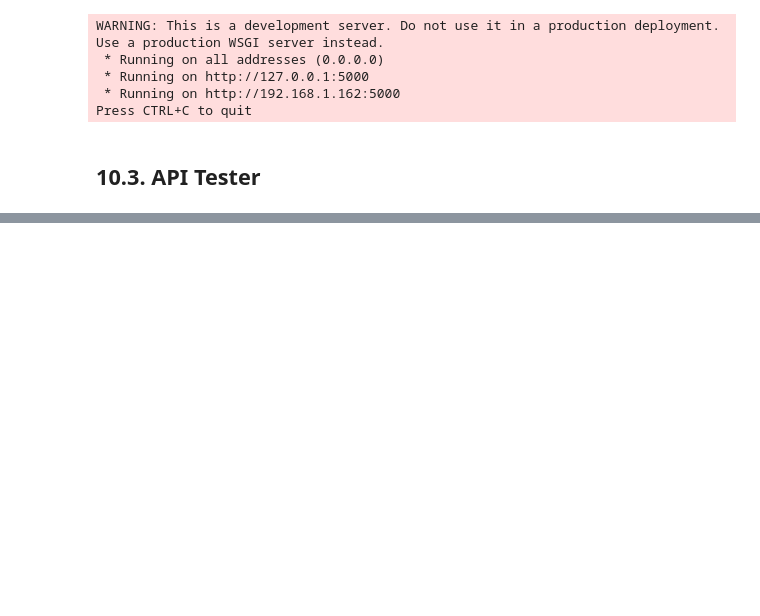
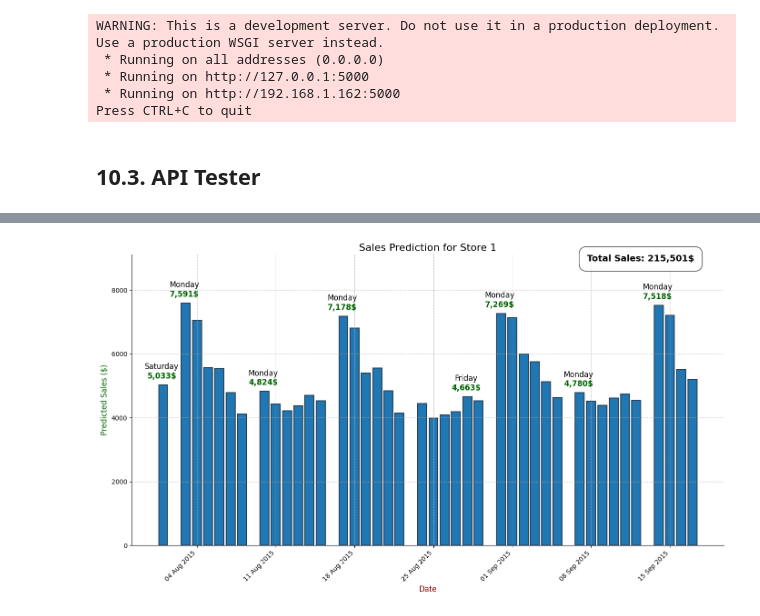
Before and after one commit to RafaelLuckner/ds_em_producao, a Jupyter notebook: m10.ipynb, the cells around one changed output, grey strips where cells are left out. Drawn from its saved outputs; the diff is of its cells as text; code cells hidden in the pictures; blank space fills up the shorter version.

```diff
--- a/m10.ipynb
+++ b/m10.ipynb
@@ -1527,0 +1550,90 @@ np.float64(1740404.7673339848)
+# %%
+import matplotlib.pyplot as plt
+import matplotlib.dates as mdates
+import pandas as pd
+from datetime import datetime, timedelta
+
+# Certifique-se de que d1['date'] é do tipo datetime e sales são os valores das vendas
+# d1['date'] já foi convertido para datetime anteriormente
+d1['date'] = pd.to_datetime(d1['date'])
+
+# Exemplo de vendas associadas a cada data
+sales = d1['prediction']
+
+# Inicializando variáveis
+store_id = 1
+start_date = d1['date'][0]
+
+# Gerando as datas semanais
+dates = d1['date']
+
+# Criando a figura e o eixo
+fig, ax = plt.subplots(figsize=(14, 8))
+
+# Criando o gráfico de barras com cores personalizadas
+bars = ax.bar(dates, sales, label=f'Store {store_id}', color='#1f77b4', edgecolor='#2c3e50', linewidth=1.5)
+
+# Criando um DataFrame para manipulação
+df = pd.DataFrame({'date': dates, 'sales': sales})
+
+# Adicionando uma coluna com o nome do dia da semana
+df['weekday'] = df['date'].dt.strftime('%A')
+
+# Adicionando uma coluna com o número da semana
+df['week'] = df['date'].dt.isocalendar().week
+
+# Encontrando o dia com mais vendas por semana
+top_days_per_week = df.loc[df.groupby('week')['sales'].idxmax()]
+
+# Plotando os valores e os dias da semana dos dias de maior faturamento por semana
+for _, row in top_days_per_week.iterrows():
+    ax.annotate(f"{row['sales']:,.0f}$",
+                (row['date'], row['sales']),
+                textcoords="offset points",
+                xytext=(-2, 10), ha='center', fontsize=12, color='darkgreen', fontweight='bold')
+    ax.annotate(f"{row['weekday']}",
+                (row['date'], row['sales']),
+                textcoords="offset points",
+                xytext=(-2, 25), ha='center', fontsize=12, color='black')
+
+# Configurando o formato das datas no eixo X
+ax.xaxis.set_major_formatter(mdates.DateFormatter('%d %b %Y'))
+
+# Definindo o intervalo para as datas no eixo X (semanal)
+ax.xaxis.set_major_locator(mdates.WeekdayLocator(interval=1))
+
+# Ajustando a rotação dos rótulos do eixo X para melhor legibilidade
+plt.xticks(rotation=45, ha='right')
+
+# Removendo as linhas do eixo (mas mantendo as marcações e labels)
+ax.spines['right'].set_visible(False)
+ax.spines['top'].set_visible(False)
+ax.spines['left'].set_visible(True)  # Remove a linha do eixo Y
+ax.spines['bottom'].set_visible(True)  # Remove a linha do eixo X
+ax.set_ylim(0, sales.max() * 1.2)
+
+# Melhorando a grade
+ax.grid(True, linestyle='--', alpha=0.7)
+
+# Calculando o total de vendas
+total_sales = df['sales'].sum()
+
+# Adicionando a caixa com o total de vendas no canto superior direito
+plt.text(0.95, 1, f'Total Sales: {total_sales:,.0f}$', ha='right', va='top', fontsize=14,
+         bbox=dict(facecolor='white', edgecolor='black', boxstyle='round,pad=0.9', alpha=0.8), fontweight='semibold', transform=ax.transAxes)
+
+# Título e rótulos
+ax.set_title(f'Sales Prediction for Store {store_id}', fontsize=16, color='black')
+ax.set_xlabel('Date', fontsize=12, color='darkred')
+ax.set_ylabel('Predicted Sales ($)', fontsize=12, color='darkgreen')
+
+# Ajustando o layout para evitar sobreposição
+plt.tight_layout()
+
+# Salvando o gráfico como imagem
+plt.savefig('img/sales_prediction_store.png', dpi=100)
+
+# Exibindo o gráfico
+plt.show()
+# %% [output]
+[figure, added]
```
Also changed, not shown: parts of 10 cells of this notebook, 2 other files.
